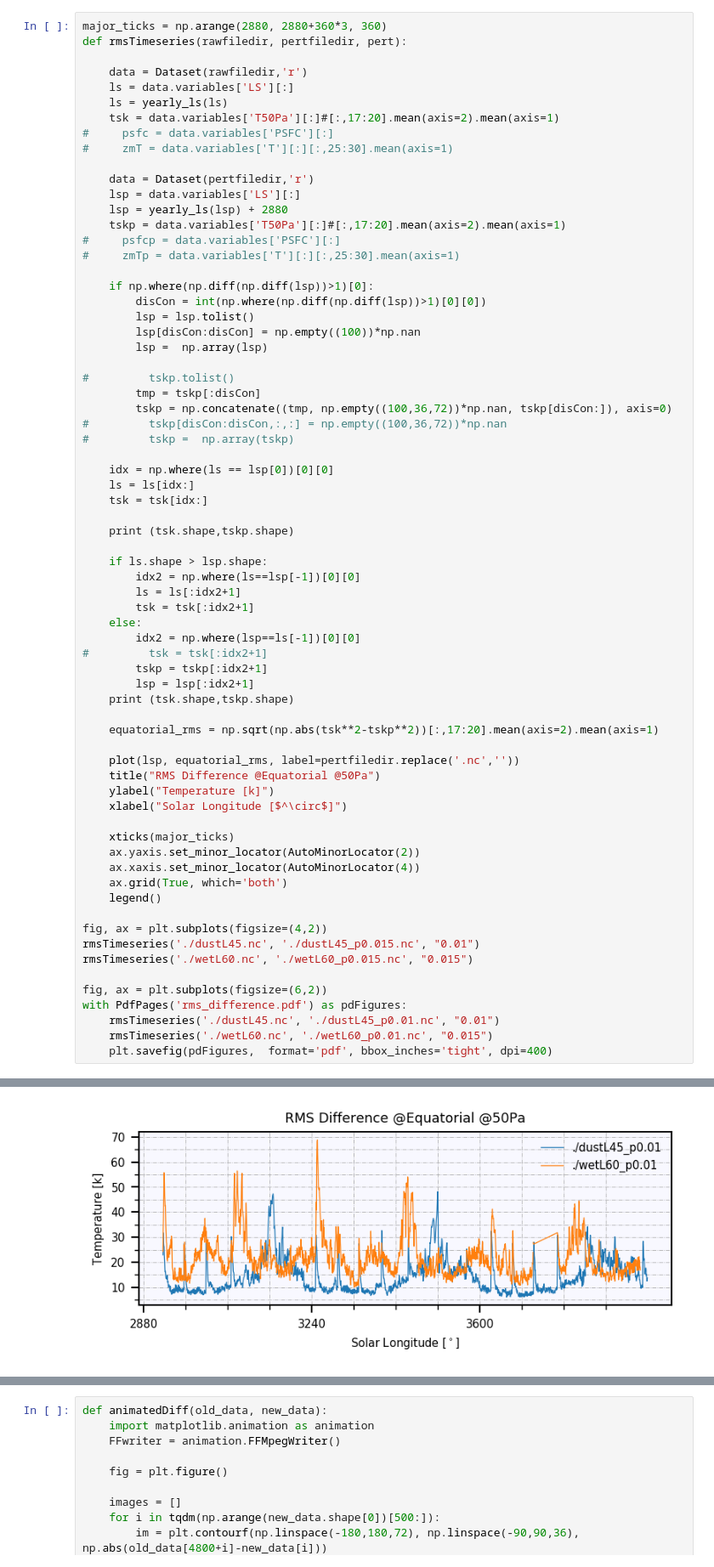
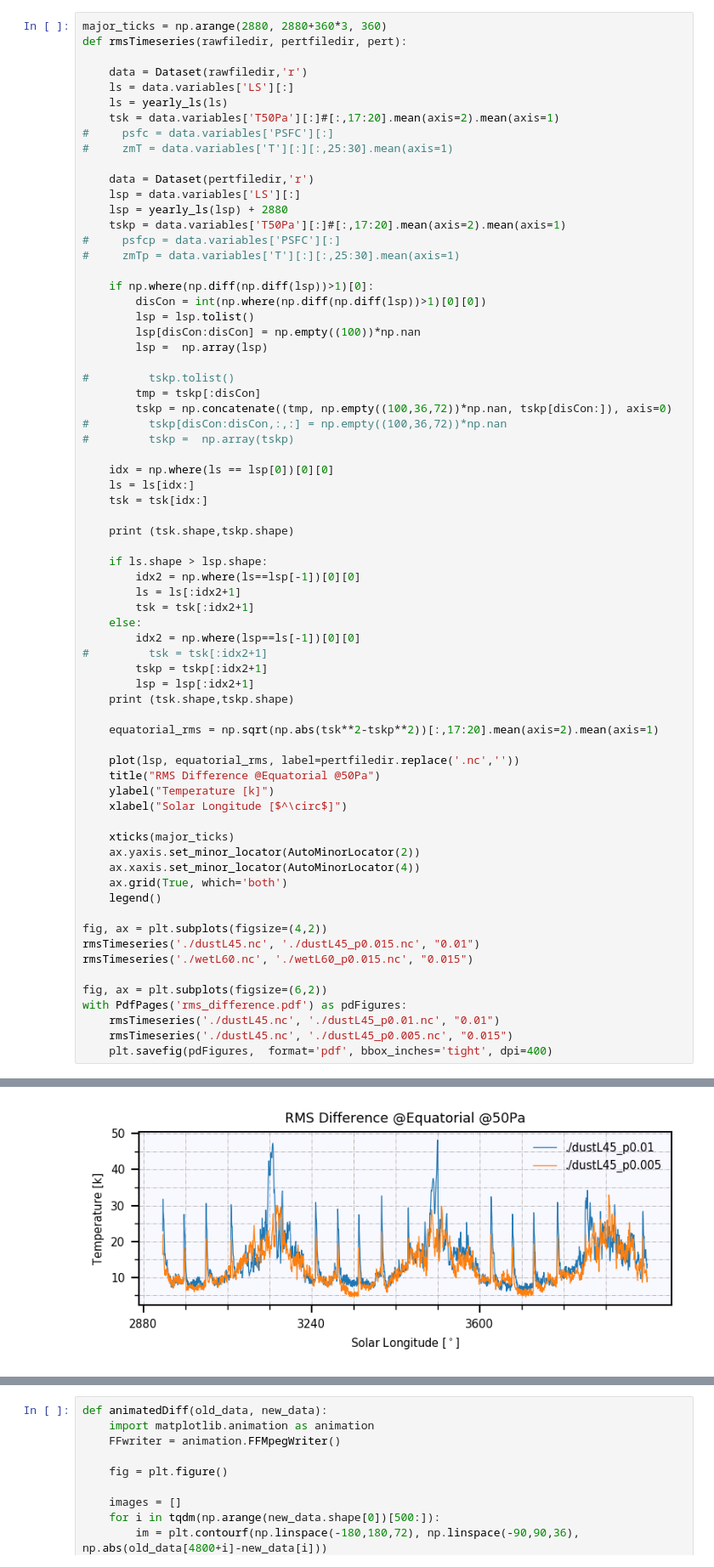
Before and after one commit to sokvisal/marswrf, a Jupyter notebook: model_comparison.ipynb, the cells around one changed output, grey strips where cells are left out. Shown at 85% size. Cells and saved outputs as stored; diff of their text form.

```diff
--- a/model_comparison.ipynb
+++ b/model_comparison.ipynb
@@ -204,7 +204,7 @@ rmsTimeseries('./wetL60.nc', './wetL60_p0.015.nc', "0.015")
 fig, ax = plt.subplots(figsize=(6,2))
 with PdfPages('rms_difference.pdf') as pdFigures:
     rmsTimeseries('./dustL45.nc', './dustL45_p0.01.nc', "0.01")
-    rmsTimeseries('./wetL60.nc', './wetL60_p0.01.nc', "0.015")
+    rmsTimeseries('./dustL45.nc', './dustL45_p0.005.nc', "0.015")
     plt.savefig(pdFigures,  format='pdf', bbox_inches='tight', dpi=400)
 # %% [output]
 (1920, 36, 72) (600, 36, 72)
@@ -218,5 +218,5 @@ with PdfPages('rms_difference.pdf') as pdFigures:
 [figure]
-[figure, old version]
+[figure, new version]
 # %%
 period = 10
 ndata = int(360/period)
```
Also changed, not shown: parts of 3 cells of this notebook.
